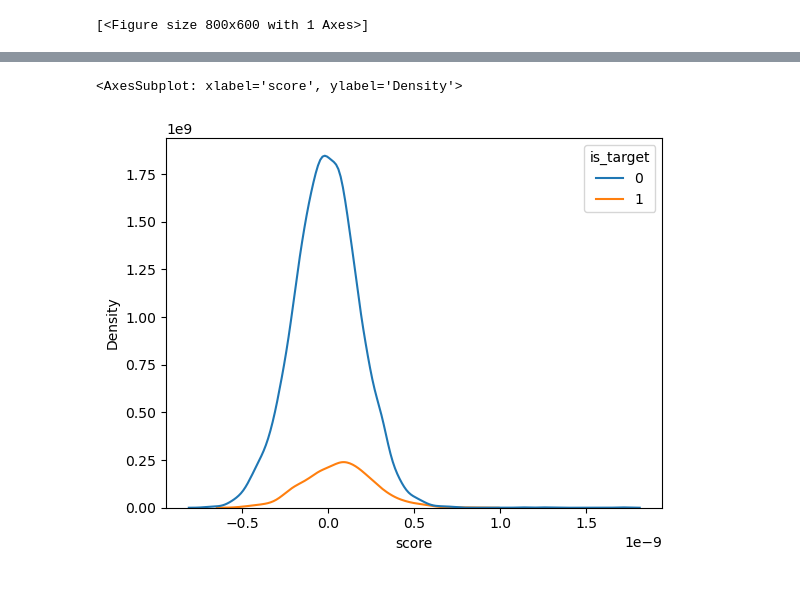
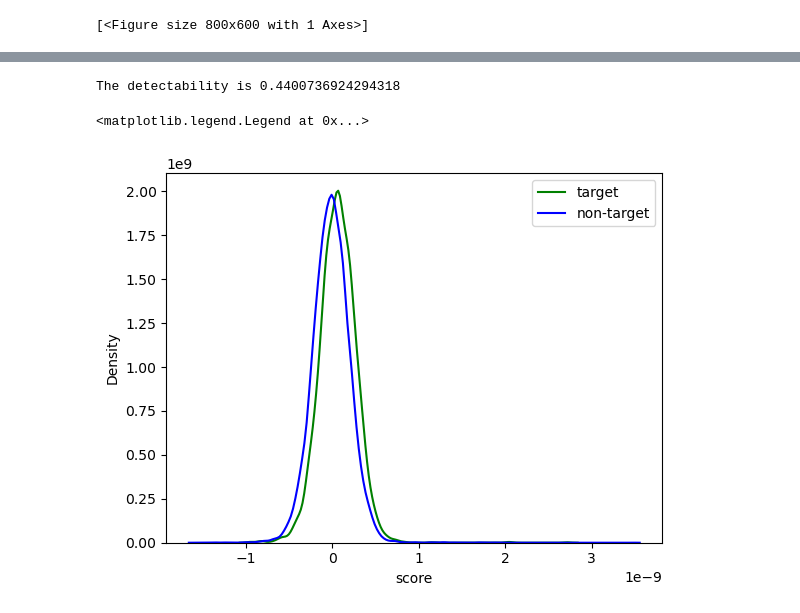
Before and after one commit to zs144/P300-BCI, a Jupyter notebook: Task4/toy_classifier/draft.ipynb, the cells around one changed output, grey strips where cells are left out. Cells and saved outputs as stored; diff of their text form; code cells hidden in the pictures.

```diff
--- a/Task4/toy_classifier/draft.ipynb
+++ b/Task4/toy_classifier/draft.ipynb
@@ -162,8 +164,12 @@ combining channels using "mean"
 needed_num_timestamps = 195
 small_sample_size = 15
 # %%
-train_file = '../data/RC/Train/A01_SE001RC_Train01.edf'
-raw_train_data = mne.io.read_raw_edf(train_file, preload=True, verbose=False)
-eeg_channels = mne.pick_channels_regexp(raw_train_data.info['ch_names'], 'EEG')
-raw_train_data.notch_filter(freqs=60, picks=eeg_channels, verbose=False)
-train_epochs = utils.get_core_epochs(raw_train_data)
+train_epochs_list = []
+for i in range(1, 6):
+    i = str(i) if i >= 10 else '0'+str(i)
+    train_file = f'../data/RC/Train/A01_SE001RC_Train{i}.edf'
+    raw_train_data = mne.io.read_raw_edf(train_file, preload=True, verbose=False)
+    eeg_channels = mne.pick_channels_regexp(raw_train_data.info['ch_names'], 'EEG')
+    raw_train_data.notch_filter(freqs=60, picks=eeg_channels, verbose=False)
+    part_train_epochs = utils.get_core_epochs(raw_train_data)
+    train_epochs_list.append(part_train_epochs)
@@ -174 +176,12 @@ train_features, train_response = utils.split_data(train_epochs,
+# %%
+train_features = np.array([], dtype=np.float64)
+train_response = np.array([], dtype=np.float64)
+for train_epochs in train_epochs_list:
+    features, response = utils.split_data(train_epochs,
+                                          n_times=needed_num_timestamps,
+                                          n_samples=small_sample_size)
+    # I follow this stackoverflow post to concatenate np.array
+    # link: https://stackoverflow.com/a/22732845/22322930
+    train_features = np.concatenate([train_features, features]) if train_features.size else features
+    train_response = np.concatenate([train_response, response]) if train_response.size else response
 # %%
@@ -202,15 +245,28 @@ sns.kdeplot(data=scores, x='score', hue='is_target')
+# %%
+mu_1, std_1 = norm.fit(data=scores.loc[scores['is_target'] == 1]['score'])
+mu_0, std_0 = norm.fit(data=scores.loc[scores['is_target'] == 0]['score'])
+var_1 = std_1**2
+var_0 = std_0**2
+detectability = (mu_1 - mu_0) / (math.sqrt((var_1 + var_0)/2))
+print(f'The detectability is {detectability}')
+# %% [output]
+The detectability is 0.4400736924294318
 # %%
 from sklearn.linear_model import LogisticRegression
 
 lgt_clf = LogisticRegression()
 lgt_clf.fit(X=train_features, y=train_response)
 lgt_scores = np.dot(train_features, lgt_clf.coef_.T)
 lgt_scores = pd.DataFrame(lgt_scores, columns=['score'])
 lgt_scores['is_target'] = train_response.astype('int')
-sns.kdeplot(data=lgt_scores, x='score', hue='is_target')
+sns.kdeplot(data=lgt_scores.loc[lgt_scores['is_target'] == 1], x='score',
+            color='green', label='target')
+sns.kdeplot(data=lgt_scores.loc[lgt_scores['is_target'] == 0], x='score',
+            color='blue', label='non-target')
+plt.legend(loc=1)
 # %% [output]
-<AxesSubplot: xlabel='score', ylabel='Density'>
+<matplotlib.legend.Legend at 0x...>
-[figure, old version]
+[figure, new version]
 # %%
 # te = [[[1,2,3,4],
 #        [8,3,2,1]],
```
Also changed, not shown: parts of 15 cells of this notebook, 11 other files.
